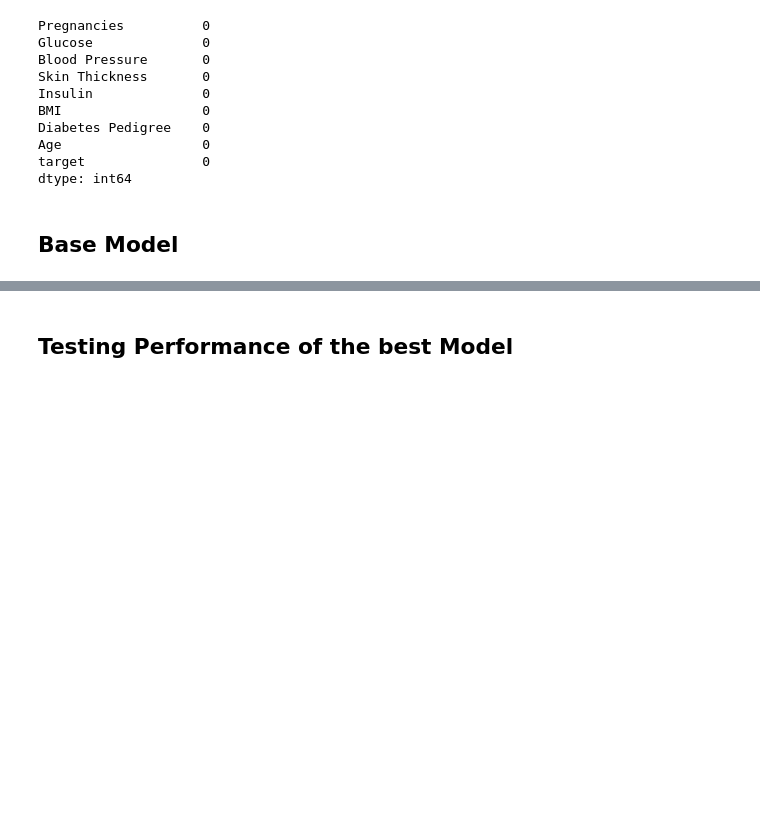
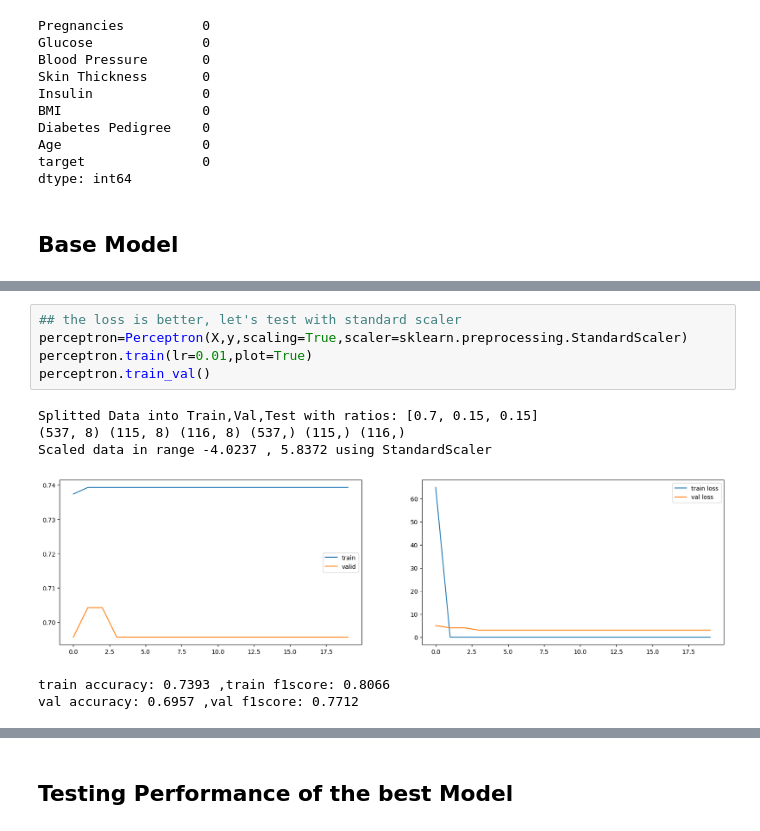
Before and after one commit to dhashu0015/Deep-Learning, a Jupyter notebook: Assignment 1/Perceptron.ipynb, the cells around one changed output, grey strips where cells are left out. Cells and saved outputs as stored; diff of their text form; blank space fills up the shorter version.

```diff
--- a/Assignment 1/Perceptron.ipynb
+++ b/Assignment 1/Perceptron.ipynb
@@ -459,0 +252,12 @@ since all of the last 3 models are having same performance results choosing the
+# %%
+## the loss is better, let's test with standard scaler
+perceptron=Perceptron(X,y,scaling=True,scaler=sklearn.preprocessing.StandardScaler)
+perceptron.train(lr=0.01,plot=True)
+perceptron.train_val()
+# %% [output]
+Splitted Data into Train,Val,Test with ratios: [0.7, 0.15, 0.15]
+(537, 8) (115, 8) (116, 8) (537,) (115,) (116,)
+Scaled data in range -4.0237 , 5.8372 using StandardScaler
+[figure, added]
+train accuracy: 0.7393 ,train f1score: 0.8066
+val accuracy: 0.6957 ,val f1score: 0.7712
```
Also changed, not shown: parts of 40 cells of this notebook, 3 other files.
